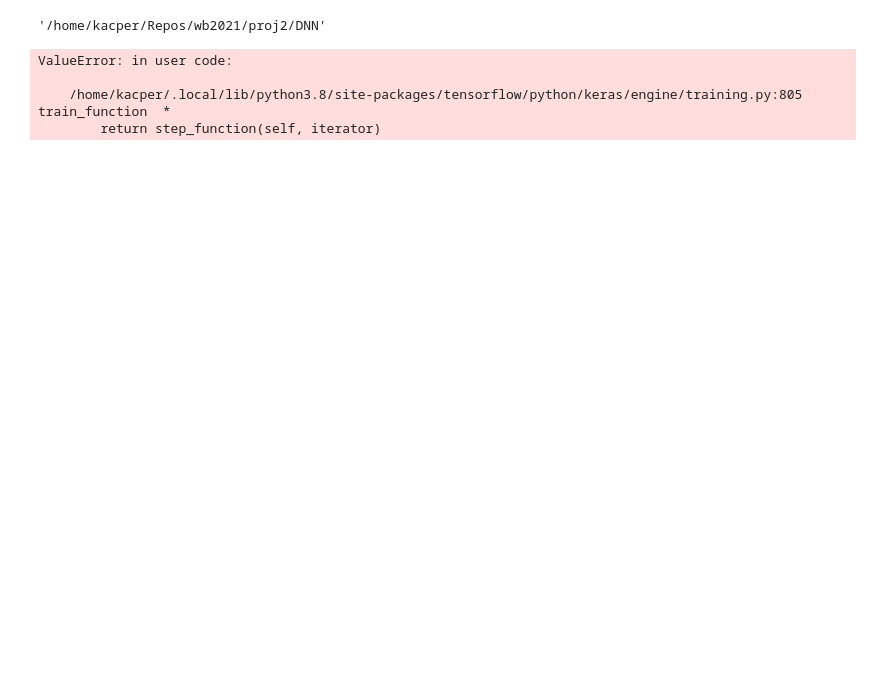
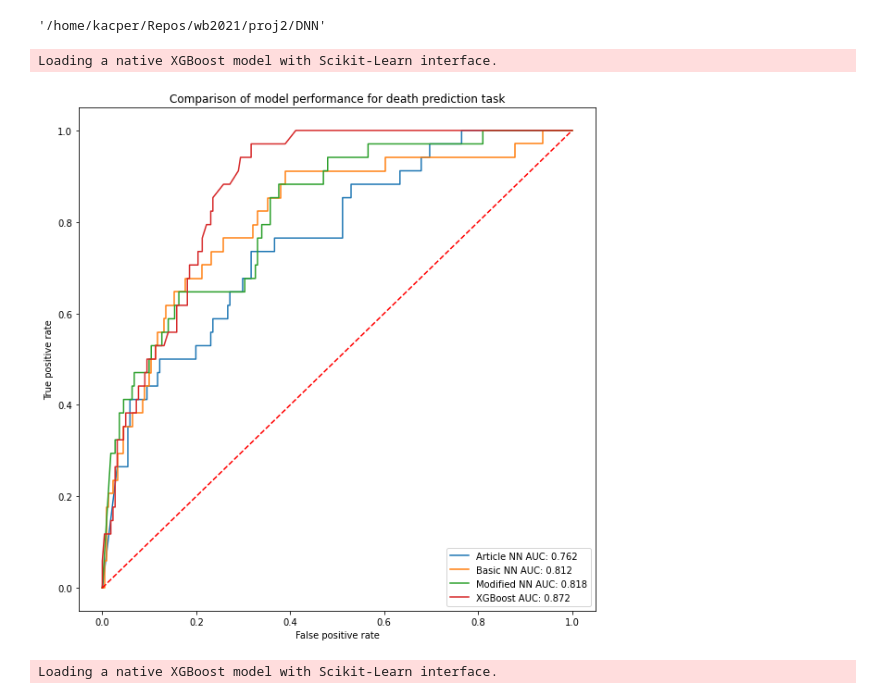
Before and after one commit to konrad-komisarczyk/wb2021, a Jupyter notebook: proj2/DNN/comparison.ipynb, the cells around one changed output. Cells and saved outputs as stored; diff of their text form; code cells hidden in the pictures; blank space fills up the shorter version.

```diff
--- a/proj2/DNN/comparison.ipynb
+++ b/proj2/DNN/comparison.ipynb
@@ -58,11 +77,15 @@ def calc_roc_keras(model, X_test, y_test):
     fpr_keras, tpr_keras, thresholds_keras = roc_curve(y_test, y_pred_keras)
     return fpr_keras, tpr_keras
 # %%
-def plot_rocs(rates: [(np.array, np.array)]):
-    plt.plot(fpr, tpr)
+def plot_rocs(rates: [(np.array, np.array)], names):
+    plotted_aucs = []
+    for fpr, tpr in rates:
+        plt.plot(fpr, tpr)
+        plotted_aucs.append(auc(fpr, tpr))
+    plt.legend([f"{name} AUC: {area:.3f}" for name, area in zip(names, plotted_aucs)], loc="lower right")
     plt.plot([0,1], [0,1], "r--")
-    plt.xlabel("FPR")
-    plt.ylabel("TPR")
+    plt.xlabel("False positive rate")
+    plt.ylabel("True positive rate")
 # %%
 def make_and_fit_keras(constructor, X_train, y_train, icu=True):
     if icu:
@@ -74,8 +97,36 @@ def make_and_fit_keras(constructor, X_train, y_train, icu=True):
     return model
 # %%
 exp_article_model = make_and_fit_keras(make_article_model, X_train_exp, y_train_exp, icu=False)
+exp_basic_model = make_and_fit_keras(make_basic, X_train_exp, y_train_exp, icu=False)
+exp_modified_model = make_and_fit_keras(make_modified, X_train_exp, y_train_exp, icu=False)
-# %% [output]
-ValueError: in user code:
-
-    /home/kacper/.local/lib/python3.8/site-packages/tensorflow/python/keras/engine/training.py:805 train_function  *
-        return step_function(self, iterator)
+# %%
+exp_xgb = xgboost.XGBClassifier()
+exp_xgb.load_model('../models/xgb_expired.model')
+# %% [output]
+Loading a native XGBoost model with Scikit-Learn interface.
+# %%
+def plot_roc_all(article, basic, modified, xgb, X_test, y_test, task):
+    plot_rocs(
+        [
+            calc_roc_keras(article, X_test, y_test),
+            calc_roc_keras(basic, X_test, y_test),
+            calc_roc_keras(modified, X_test, y_test),
+            roc_curve(y_test, xgb.predict_proba(X_test)[:,1])[0:2]
+        ],
+        ["Article NN", "Basic NN", "Modified NN", "XGBoost"]
+    )
+    plt.title(f"Comparison of model performance for {task} task")
+
+plt.figure(figsize=(10,10))
+plot_roc_all(
+    exp_article_model,
+    exp_basic_model,
+    exp_modified_model,
+    exp_xgb,
+    X_test_exp,
+    y_test_exp,
+    "death prediction"
+)
+plt.show()
+# %% [output]
+[figure, added]
@@ -81,0 +137,5 @@ ValueError: in user code:
+# %%
+icu_xgb = xgboost.XGBClassifier()
+icu_xgb.load_model('../models/xgb_icu.model')
+# %% [output]
+Loading a native XGBoost model with Scikit-Learn interface.
```
Also changed, not shown: parts of 5 cells of this notebook, 2 other files.
